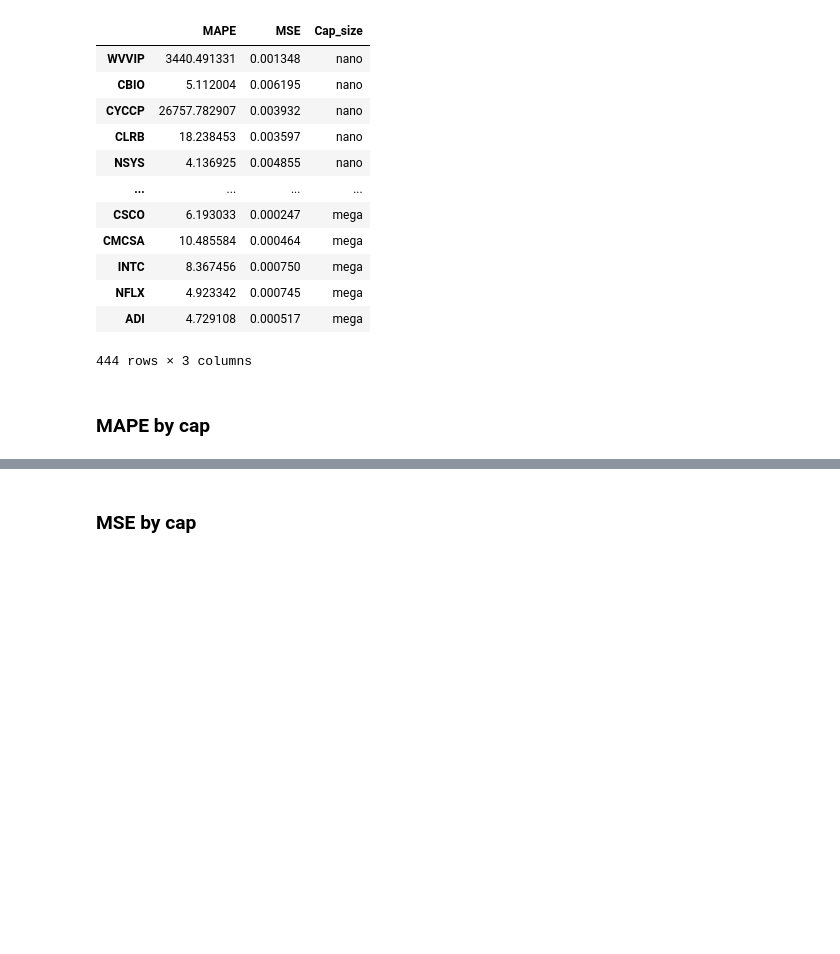
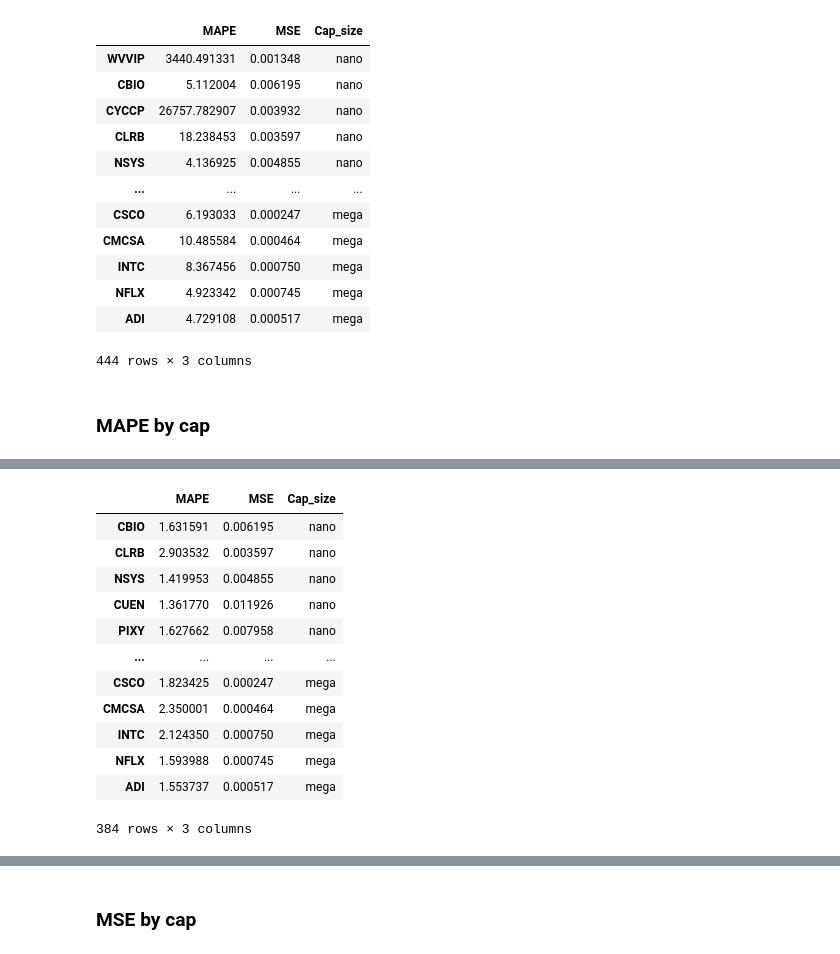
Before and after one commit to yiwen1996/DSGA1018TimeSeries, a Jupyter notebook: ARIMA.ipynb, the cells around one changed output, grey strips where cells are left out. Saved outputs shown, nothing was run; the diff lists cells and outputs as text; code cells hidden in the pictures; blank space fills up the shorter version.

```diff
--- a/ARIMA.ipynb
+++ b/ARIMA.ipynb
@@ -206,3 +289,19 @@ metrics_df_concat_truncated = metrics_df_concat_truncated[metrics_df_concat_trun
+# %%
+metrics_df_concat_truncated
+# %% [output]
+|  | MAPE | MSE | Cap_size |
+| CBIO | 1.631591 | 0.006195 | nano |
+| CLRB | 2.903532 | 0.003597 | nano |
+| NSYS | 1.419953 | 0.004855 | nano |
+| CUEN | 1.361770 | 0.011926 | nano |
+| PIXY | 1.627662 | 0.007958 | nano |
+| ... | ... | ... | ... |
+| CSCO | 1.823425 | 0.000247 | mega |
+| CMCSA | 2.350001 | 0.000464 | mega |
+| INTC | 2.124350 | 0.000750 | mega |
+| NFLX | 1.593988 | 0.000745 | mega |
+| ADI | 1.553737 | 0.000517 | mega |
+384 rows × 3 columns
 # %%
 sns.histplot(data = metrics_df_concat_truncated
             ,x = 'MAPE'
```
Also changed, not shown: parts of 20 cells of this notebook, 2 other files.
